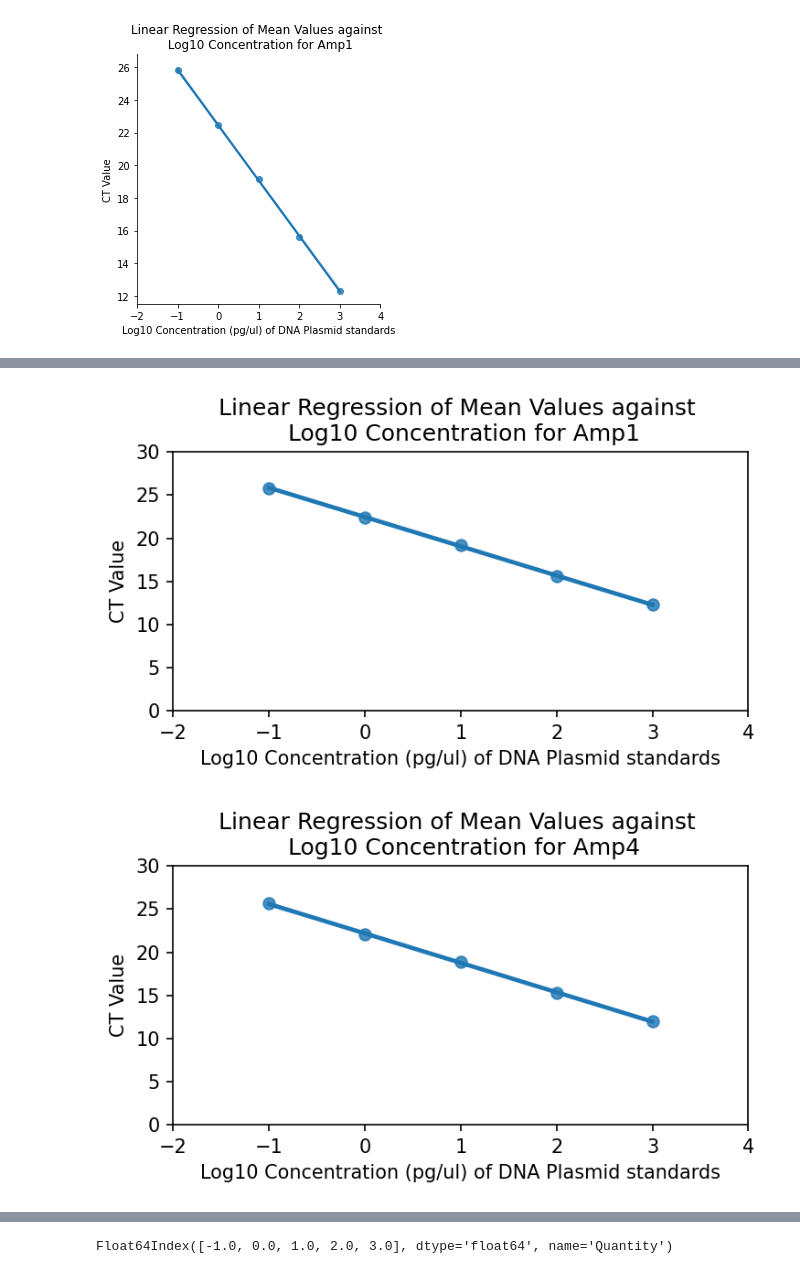
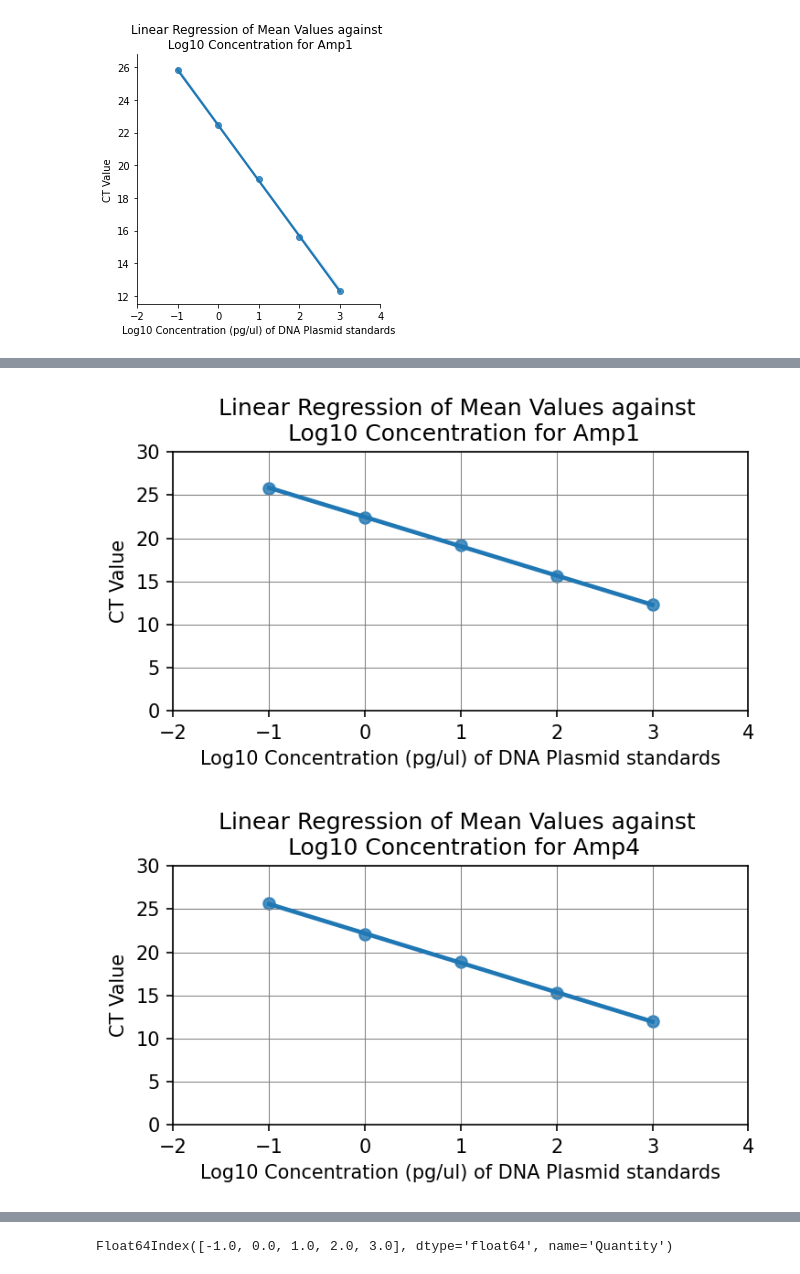
Before and after one commit to harAtEA/residual-plasmid-python, a Jupyter notebook: residual plasmid/compiled primer runs 2 to 5.ipynb, the cells around one changed output, grey strips where cells are left out. Drawn from its saved outputs; the diff is of its cells as text; code cells hidden in the pictures.

Commit message:
updated code
able to auto plot, annotate and save the plots using loops

```diff
--- a/residual plasmid/compiled primer runs 2 to 5.ipynb
+++ b/residual plasmid/compiled primer runs 2 to 5.ipynb
@@ -841,6 +852,15 @@ KeyError: "['Amp'] not in index"
 # %%
-Amp1 = dict_amp['Amp1'].groupby('Conc').mean()
-Amp4 = dict_amp['Amp4'].groupby('Conc').mean()
-Amp5 = dict_amp['Amp5'].groupby('Conc').mean()
-Amp9 = dict_amp['Amp9'].groupby('Conc').mean()
-Amp10 = dict_amp['Amp10'].groupby('Conc').mean()
+# manually defining the means for each Amp grouped by 'Quantity'
+
+# cannot use this code, as we are grouping by 'Conc'; have to use 'Quantity' instead
+#Amp1 = dict_amp['Amp1'].groupby('Conc').mean()
+#Amp4 = dict_amp['Amp4'].groupby('Conc').mean()
+#Amp5 = dict_amp['Amp5'].groupby('Conc').mean()
+#Amp9 = dict_amp['Amp9'].groupby('Conc').mean()
+#Amp10 = dict_amp['Amp10'].groupby('Conc').mean()
+
+Amp1 = dict_amp['Amp1'].groupby('Quantity').mean()
+Amp4 = dict_amp['Amp4'].groupby('Quantity').mean()
+Amp5 = dict_amp['Amp5'].groupby('Quantity').mean()
+Amp9 = dict_amp['Amp9'].groupby('Quantity').mean()
+Amp10 = dict_amp['Amp10'].groupby('Quantity').mean()
@@ -890,35 +986,48 @@ Amp1_i
 # %%
+# manually plotting Amp1
 plt.figure(figsize=(5,3),dpi=150)
 sns.regplot(data=Amp1,
-           x='Quantity',
-           y='CT',
+           x=Amp1.index,
+           y=Amp1['CT'],
            #col='Amp',
            #height=4,
            #aspect=1,
            #col_wrap=2,
            #label="y={0:.1f}x+{1:.1f}".format(Amp1_s,Amp1_i)).legend(loc="best"
           )
+plt.grid(which='major',
+         axis='both',
+         color='grey',
+         linestyle='-',
+         linewidth=0.5)
 plt.xlim(-2,4)
 plt.title('Linear Regression of Mean Values against \n Log10 Concentration for Amp1')
 plt.ylabel('CT Value')
 plt.yticks(ticks=range(0,35,5))
 plt.xlabel('Log10 Concentration (pg/ul) of DNA Plasmid standards');
 plt.tight_layout()
 
 plt.savefig('Amp1 reg line.png')
 # %% [output]
-[figure, old version]
+[figure, new version]
 # %%
+# manually plotting Amp4
+
 plt.figure(figsize=(5,3),dpi=150)
 sns.regplot(data=Amp4,
-           x='Quantity',
-           y='CT',
+           x=Amp4.index,
+           y=Amp4['CT'],
            #col='Amp',
            #height=4,
            #aspect=1,
            #col_wrap=2,
            #label="y={0:.1f}x+{1:.1f}".format(Amp1_s,Amp1_i)).legend(loc="best"
           )
+plt.grid(which='major',
+         axis='both',
+         color='grey',
+         linestyle='-',
+         linewidth=0.5)
 plt.xlim(-2,4)
 plt.title('Linear Regression of Mean Values against \n Log10 Concentration for Amp4')
 plt.ylabel('CT Value')
@@ -928,5 +1037,5 @@ plt.tight_layout()
 
 plt.savefig('Amp4 reg line.png')
 # %% [output]
-[figure, old version]
+[figure, new version]
 # %%
```
Also changed, not shown: parts of 21 cells of this notebook, 6 other files.
